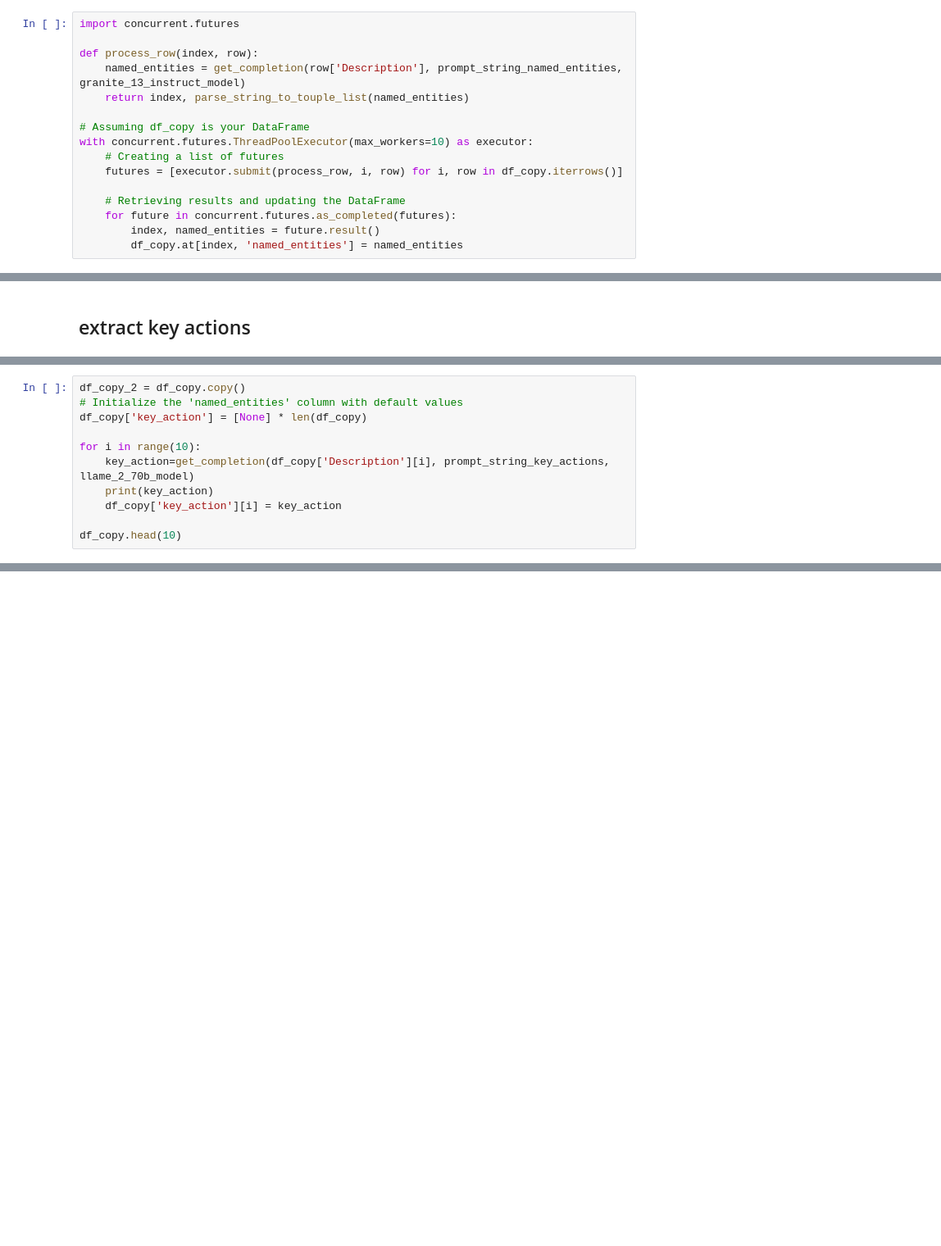
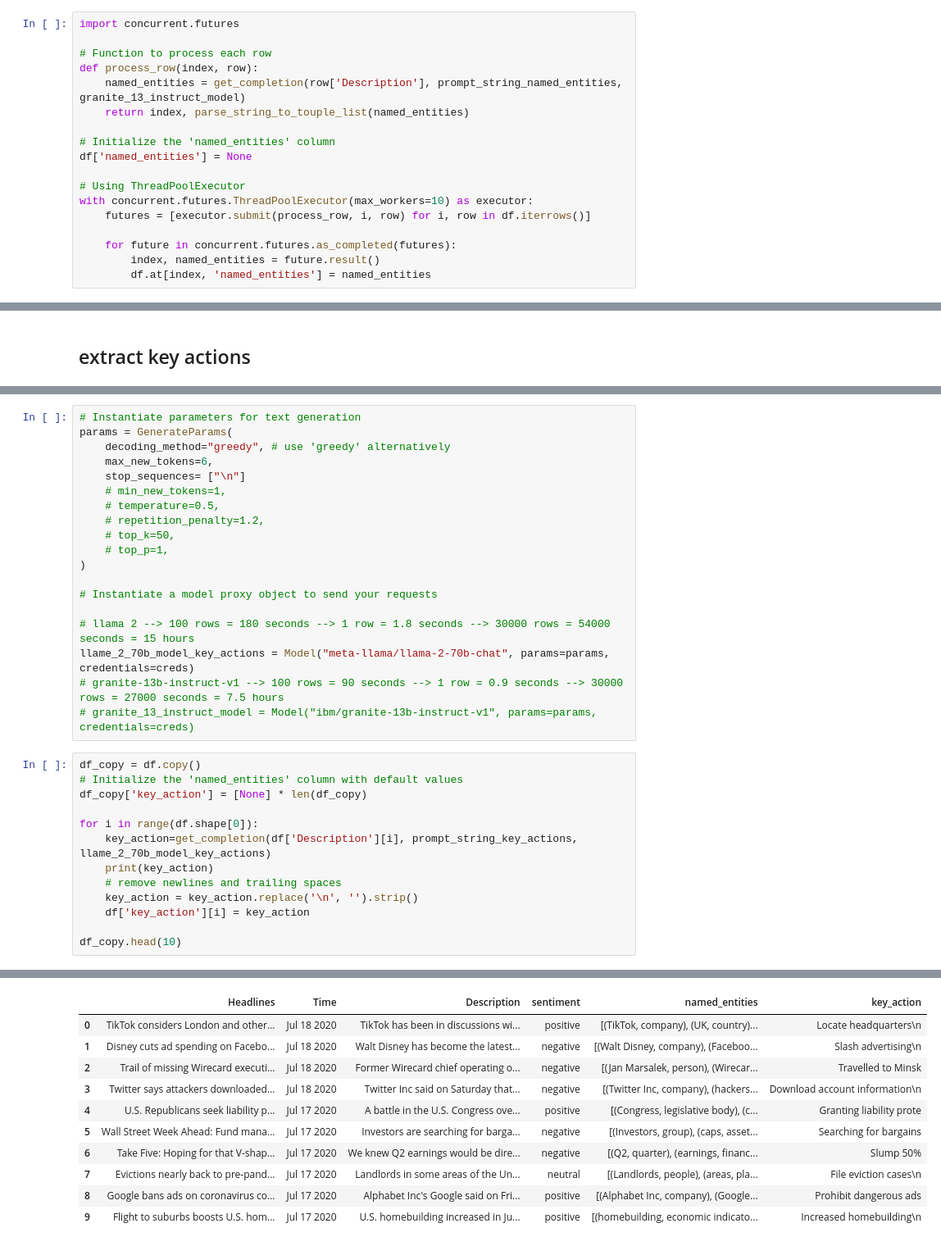
Before and after one commit to Max-Jesch/watsonx_for_financial_news, a Jupyter notebook: financial_news_analysis.ipynb, the cells around one changed output, grey strips where cells are left out. Shown at 82% size. Drawn from its saved outputs; the diff is of its cells as text; blank space fills up the shorter version.

```diff
--- a/financial_news_analysis.ipynb
+++ b/financial_news_analysis.ipynb
@@ -180,16 +215,18 @@ df_copy.head(10)
 # %%
 import concurrent.futures
 
+# Function to process each row
 def process_row(index, row):
     named_entities = get_completion(row['Description'], prompt_string_named_entities, granite_13_instruct_model)
     return index, parse_string_to_touple_list(named_entities)
 
-# Assuming df_copy is your DataFrame
+# Initialize the 'named_entities' column
+df['named_entities'] = None
+
+# Using ThreadPoolExecutor
 with concurrent.futures.ThreadPoolExecutor(max_workers=10) as executor:
-    # Creating a list of futures
-    futures = [executor.submit(process_row, i, row) for i, row in df_copy.iterrows()]
+    futures = [executor.submit(process_row, i, row) for i, row in df.iterrows()]
 
-    # Retrieving results and updating the DataFrame
     for future in concurrent.futures.as_completed(futures):
         index, named_entities = future.result()
-        df_copy.at[index, 'named_entities'] = named_entities
+        df.at[index, 'named_entities'] = named_entities
@@ -242,14 +345,36 @@ Input:
 
 Output (2-3 words keyaction):
 """
+# %%
+# Instantiate parameters for text generation
+params = GenerateParams(
+    decoding_method="greedy", # use 'greedy' alternatively
+    max_new_tokens=6,
+    stop_sequences= ["\n"]
+    # min_new_tokens=1,
+    # temperature=0.5,
+    # repetition_penalty=1.2,
+    # top_k=50,
+    # top_p=1,
+)
+
+# Instantiate a model proxy object to send your requests
+
+# llama 2 --> 100 rows = 180 seconds --> 1 row = 1.8 seconds --> 30000 rows = 54000 seconds = 15 hours
+llame_2_70b_model_key_actions = Model("meta-llama/llama-2-70b-chat", params=params, credentials=creds)
+# granite-13b-instruct-v1 --> 100 rows = 90 seconds --> 1 row = 0.9 seconds --> 30000 rows = 27000 seconds = 7.5 hours
+# granite_13_instruct_model = Model("ibm/granite-13b-instruct-v1", params=params, credentials=creds)
 # %%
-df_copy_2 = df_copy.copy()
+df_copy = df.copy()
 # Initialize the 'named_entities' column with default values
 df_copy['key_action'] = [None] * len(df_copy)
 
-for i in range(10):
-    key_action=get_completion(df_copy['Description'][i], prompt_string_key_actions, llame_2_70b_model)
+for i in range(df.shape[0]):
+    key_action=get_completion(df['Description'][i], prompt_string_key_actions, llame_2_70b_model_key_actions)
     print(key_action)
-    df_copy['key_action'][i] = key_action
+    # remove newlines and trailing spaces
+    key_action = key_action.replace('\n', '').strip()
+    df['key_action'][i] = key_action
 
 df_copy.head(10)
+# %% [output]
@@ -255,0 +395,11 @@ df_copy.head(10)
+|  | Headlines | Time | Description | sentiment | named_entities | key_action |
+| 0 | TikTok considers London and other... | Jul 18 2020 | TikTok has been in discussions wi... | positive | [(TikTok, company), (UK, country)... | Locate headquarters\n |
+| 1 | Disney cuts ad spending on Facebo... | Jul 18 2020 | Walt Disney has become the latest... | negative | [(Walt Disney, company), (Faceboo... | Slash advertising\n |
+| 2 | Trail of missing Wirecard executi... | Jul 18 2020 | Former Wirecard chief operating o... | negative | [(Jan Marsalek, person), (Wirecar... | Travelled to Minsk |
+| 3 | Twitter says attackers downloaded... | Jul 18 2020 | Twitter Inc said on Saturday that... | negative | [(Twitter Inc, company), (hackers... | Download account information\n |
+| 4 | U.S. Republicans seek liability p... | Jul 17 2020 | A battle in the U.S. Congress ove... | positive | [(Congress, legislative body), (c... | Granting liability prote |
+| 5 | Wall Street Week Ahead: Fund mana... | Jul 17 2020 | Investors are searching for barga... | negative | [(Investors, group), (caps, asset... | Searching for bargains |
+| 6 | Take Five: Hoping for that V-shap... | Jul 17 2020 | We knew Q2 earnings would be dire... | negative | [(Q2, quarter), (earnings, financ... | Slump 50% |
+| 7 | Evictions nearly back to pre-pand... | Jul 17 2020 | Landlords in some areas of the Un... | neutral | [(Landlords, people), (areas, pla... | File eviction cases\n |
+| 8 | Google bans ads on coronavirus co... | Jul 17 2020 | Alphabet Inc's Google said on Fri... | positive | [(Alphabet Inc, company), (Google... | Prohibit dangerous ads |
+| 9 | Flight to suburbs boosts U.S. hom... | Jul 17 2020 | U.S. homebuilding increased in Ju... | positive | [(homebuilding, economic indicato... | Increased homebuilding\n |
```
Also changed, not shown: parts of 39 cells of this notebook.
